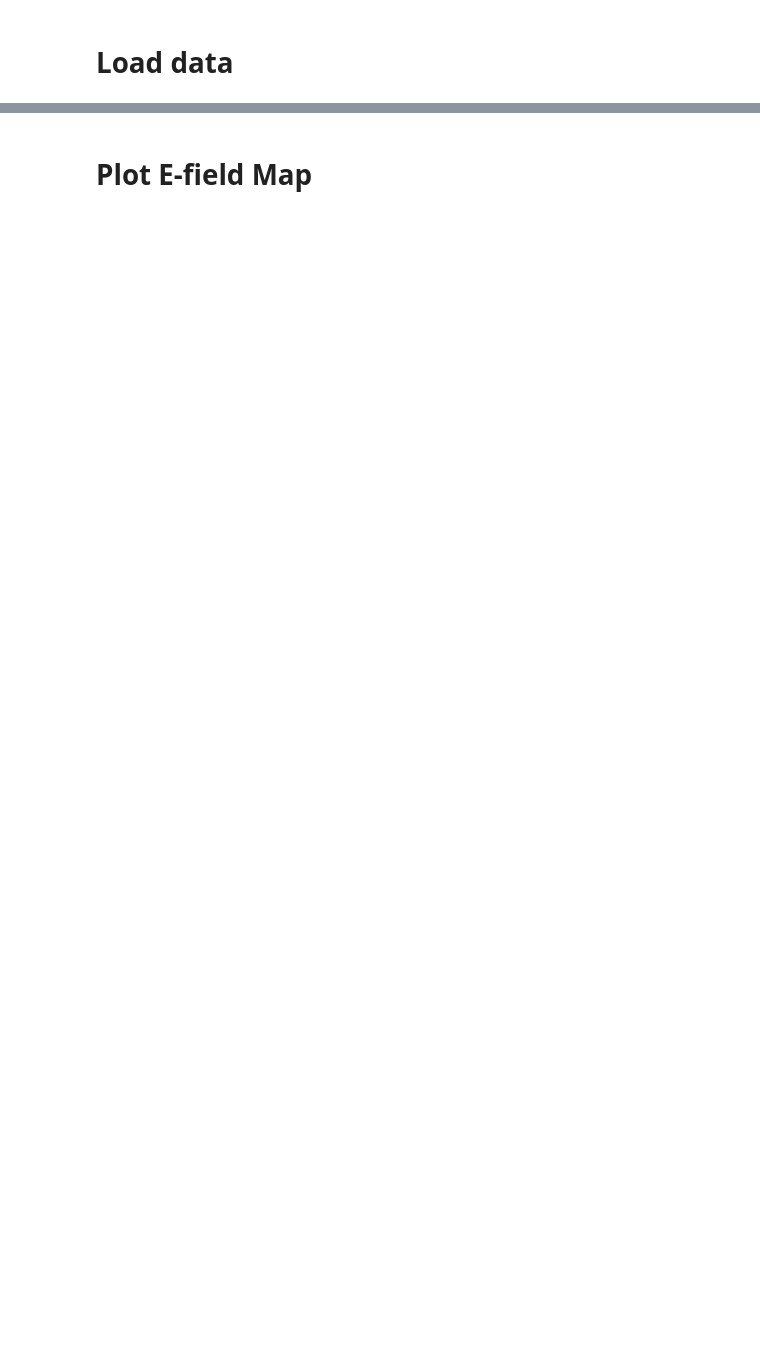
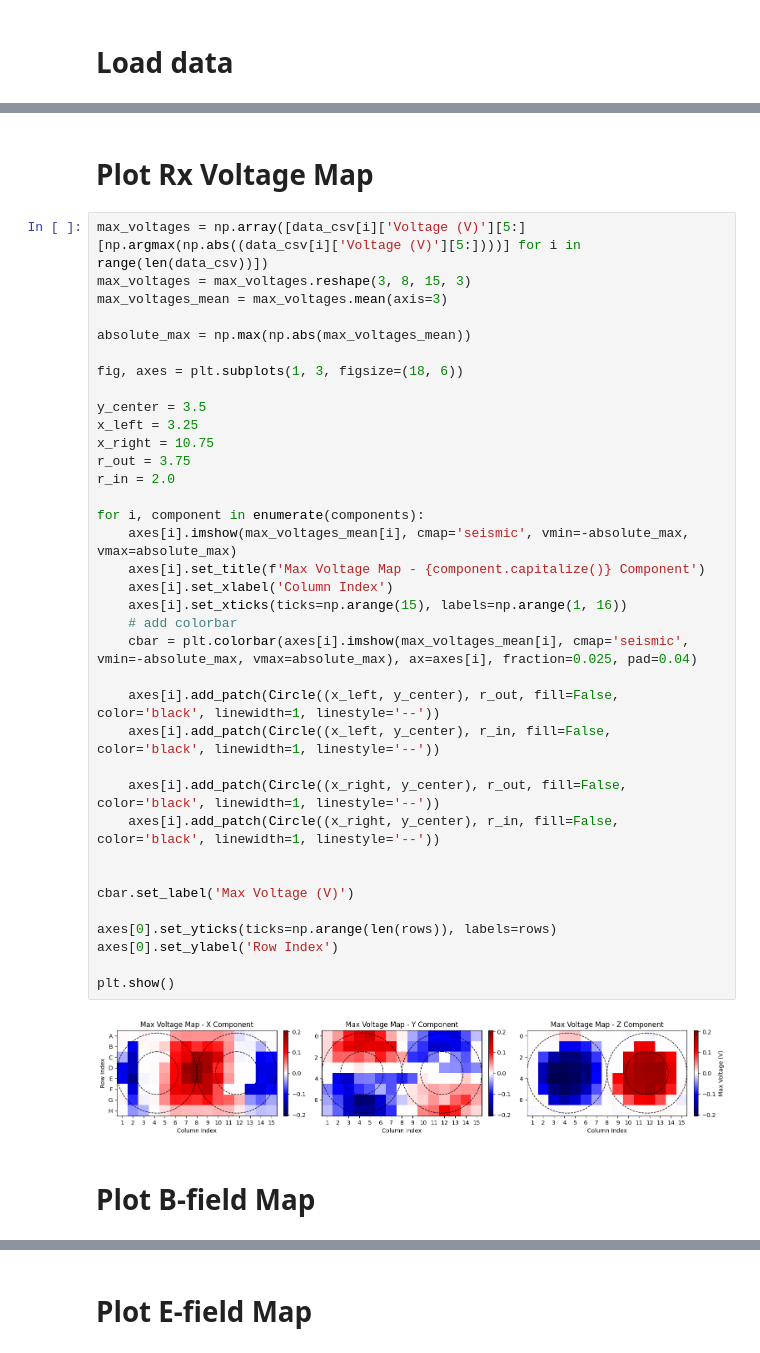
Before and after one commit to mLapatrie/TMS, a Jupyter notebook: data_processing/plot_Efield_map.ipynb, the cells around one changed output, grey strips where cells are left out. Drawn from its saved outputs; the diff is of its cells as text; blank space fills up the shorter version.

```diff
--- a/data_processing/plot_Efield_map.ipynb
+++ b/data_processing/plot_Efield_map.ipynb
@@ -27,0 +45,42 @@ data.head()
+# %% [markdown]
+# Plot Rx Voltage Map
+# %%
+max_voltages = np.array([data_csv[i]['Voltage (V)'][5:][np.argmax(np.abs((data_csv[i]['Voltage (V)'][5:])))] for i in range(len(data_csv))])
+max_voltages = max_voltages.reshape(3, 8, 15, 3)
+max_voltages_mean = max_voltages.mean(axis=3)
+
+absolute_max = np.max(np.abs(max_voltages_mean))
+
+fig, axes = plt.subplots(1, 3, figsize=(18, 6))
+
+y_center = 3.5
+x_left = 3.25
+x_right = 10.75
+r_out = 3.75
+r_in = 2.0
+
+for i, component in enumerate(components):
+    axes[i].imshow(max_voltages_mean[i], cmap='seismic', vmin=-absolute_max, vmax=absolute_max)
+    axes[i].set_title(f'Max Voltage Map - {component.capitalize()} Component')
+    axes[i].set_xlabel('Column Index')
+    axes[i].set_xticks(ticks=np.arange(15), labels=np.arange(1, 16))
+    # add colorbar
+    cbar = plt.colorbar(axes[i].imshow(max_voltages_mean[i], cmap='seismic', vmin=-absolute_max, vmax=absolute_max), ax=axes[i], fraction=0.025, pad=0.04)
+
+    axes[i].add_patch(Circle((x_left, y_center), r_out, fill=False, color='black', linewidth=1, linestyle='--'))
+    axes[i].add_patch(Circle((x_left, y_center), r_in, fill=False, color='black', linewidth=1, linestyle='--'))
+
+    axes[i].add_patch(Circle((x_right, y_center), r_out, fill=False, color='black', linewidth=1, linestyle='--'))
+    axes[i].add_patch(Circle((x_right, y_center), r_in, fill=False, color='black', linewidth=1, linestyle='--'))
+
+
+cbar.set_label('Max Voltage (V)')
+
+axes[0].set_yticks(ticks=np.arange(len(rows)), labels=rows)
+axes[0].set_ylabel('Row Index')
+
+plt.show()
+# %% [output]
+[figure, added]
+# %% [markdown]
+# Plot B-field Map
```
Also changed, not shown: parts of 8 cells of this notebook, 3 other files.
